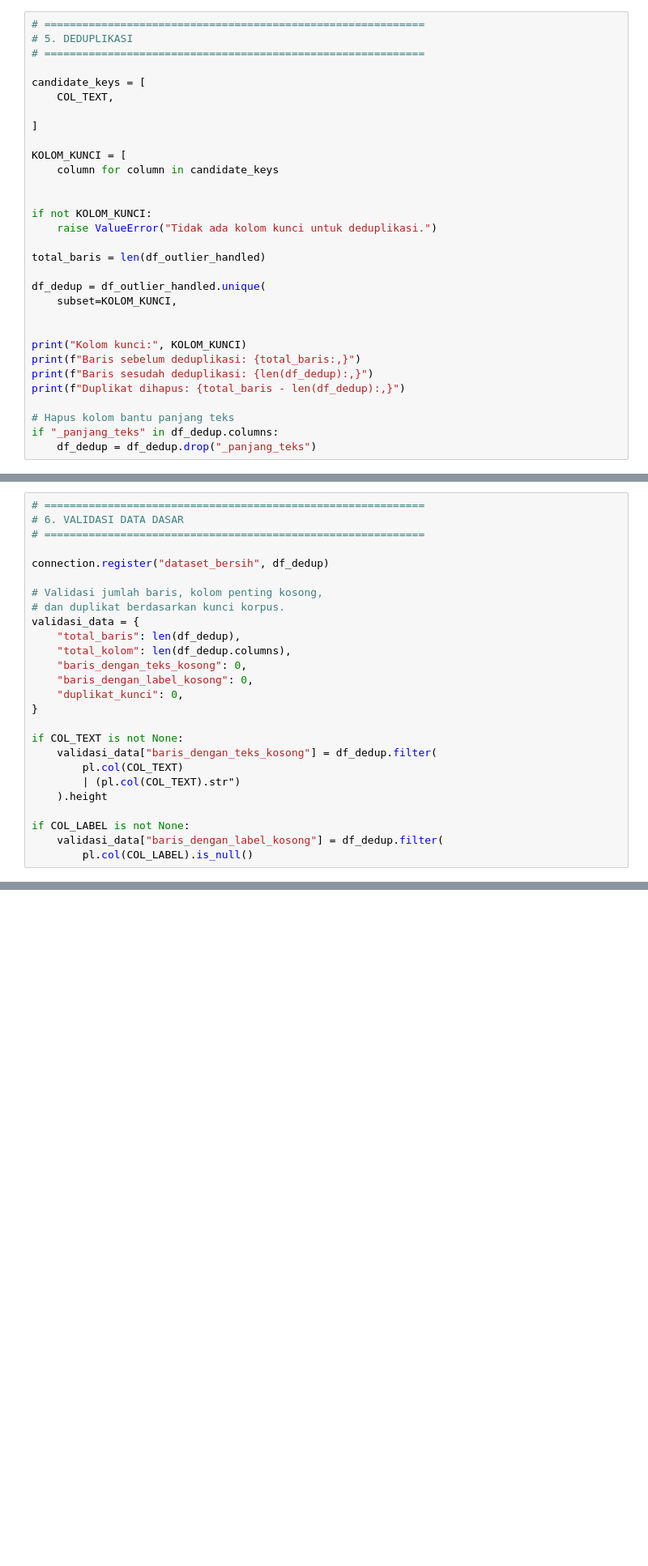
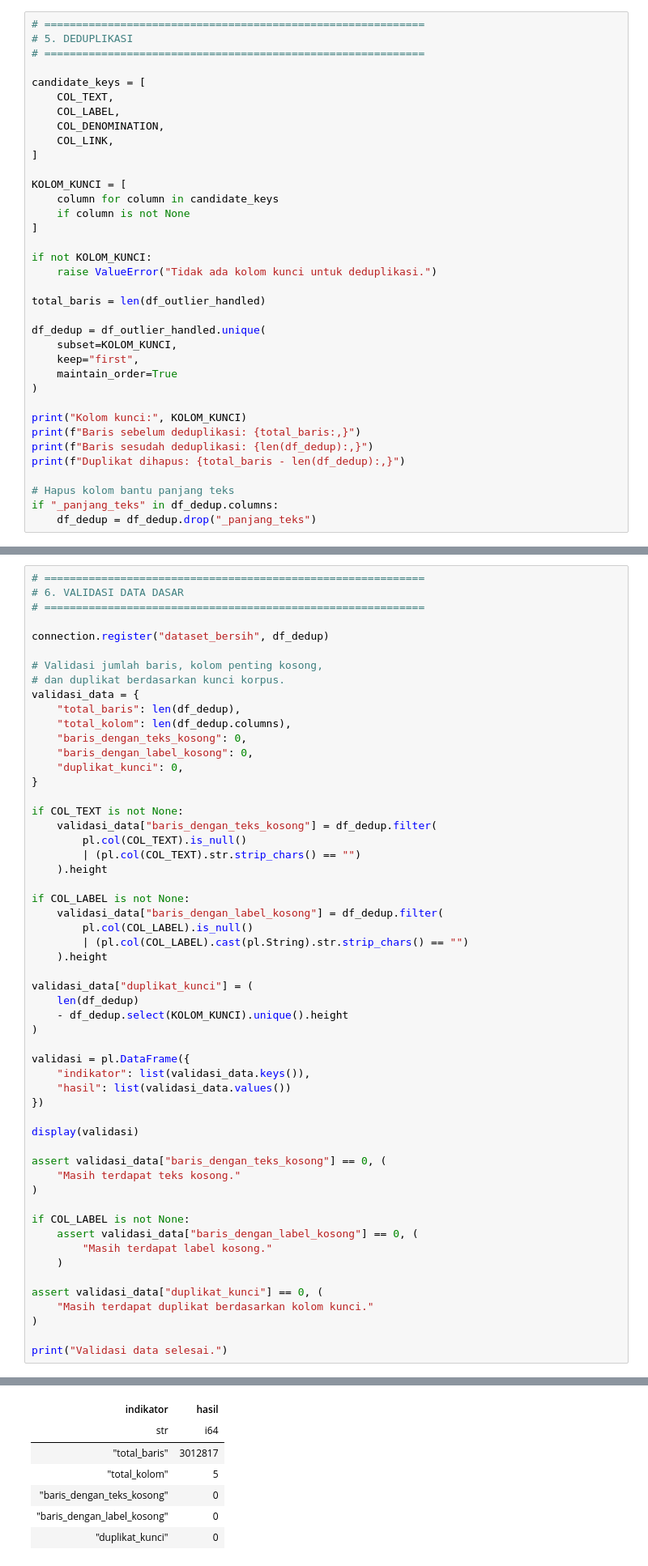
Before and after one commit to dafanusa/tugas1-abd-2026, a Jupyter notebook: notebooks/02_data_cleaning.ipynb, the cells around one changed output, grey strips where cells are left out. Shown at 81% size. Drawn from its saved outputs; the diff is of its cells as text; blank space fills up the shorter version.

Commit message:
Final Milestone 2 telah selesai

```diff
--- a/notebooks/02_data_cleaning.ipynb
+++ b/notebooks/02_data_cleaning.ipynb
@@ -377,12 +420,15 @@ Tentukan kolom kunci bisnis (misalnya ID unik) sebelum menghapus duplikat — ja
 
 candidate_keys = [
     COL_TEXT,
-
+    COL_LABEL,
+    COL_DENOMINATION,
+    COL_LINK,
 ]
 
 KOLOM_KUNCI = [
     column for column in candidate_keys
-
+    if column is not None
+]
 
 if not KOLOM_KUNCI:
     raise ValueError("Tidak ada kolom kunci untuk deduplikasi.")
@@ -391,7 +437,9 @@ total_baris = len(df_outlier_handled)
 
 df_dedup = df_outlier_handled.unique(
     subset=KOLOM_KUNCI,
-
+    keep="first",
+    maintain_order=True
+)
 
 print("Kolom kunci:", KOLOM_KUNCI)
 print(f"Baris sebelum deduplikasi: {total_baris:,}")
@@ -426,10 +477,40 @@ validasi_data = {
 
 if COL_TEXT is not None:
     validasi_data["baris_dengan_teks_kosong"] = df_dedup.filter(
-        pl.col(COL_TEXT)
-        | (pl.col(COL_TEXT).str")
+        pl.col(COL_TEXT).is_null()
+        | (pl.col(COL_TEXT).str.strip_chars() == "")
     ).height
 
 if COL_LABEL is not None:
     validasi_data["baris_dengan_label_kosong"] = df_dedup.filter(
         pl.col(COL_LABEL).is_null()
+        | (pl.col(COL_LABEL).cast(pl.String).str.strip_chars() == "")
+    ).height
+
+validasi_data["duplikat_kunci"] = (
+    len(df_dedup)
+    - df_dedup.select(KOLOM_KUNCI).unique().height
+)
+
+validasi = pl.DataFrame({
+    "indikator": list(validasi_data.keys()),
+    "hasil": list(validasi_data.values())
+})
+
+display(validasi)
+
+assert validasi_data["baris_dengan_teks_kosong"] == 0, (
+    "Masih terdapat teks kosong."
+)
+
+if COL_LABEL is not None:
+    assert validasi_data["baris_dengan_label_kosong"] == 0, (
+        "Masih terdapat label kosong."
+    )
+
+assert validasi_data["duplikat_kunci"] == 0, (
+    "Masih terdapat duplikat berdasarkan kolom kunci."
+)
+
+print("Validasi data selesai.")
+# %% [output]
@@ -435,0 +518,7 @@ if COL_LABEL is not None:
+| indikator | hasil |
+| str | i64 |
+| "total_baris" | 3012817 |
+| "total_kolom" | 5 |
+| "baris_dengan_teks_kosong" | 0 |
+| "baris_dengan_label_kosong" | 0 |
+| "duplikat_kunci" | 0 |
```
Also changed, not shown: parts of 4 cells of this notebook.
